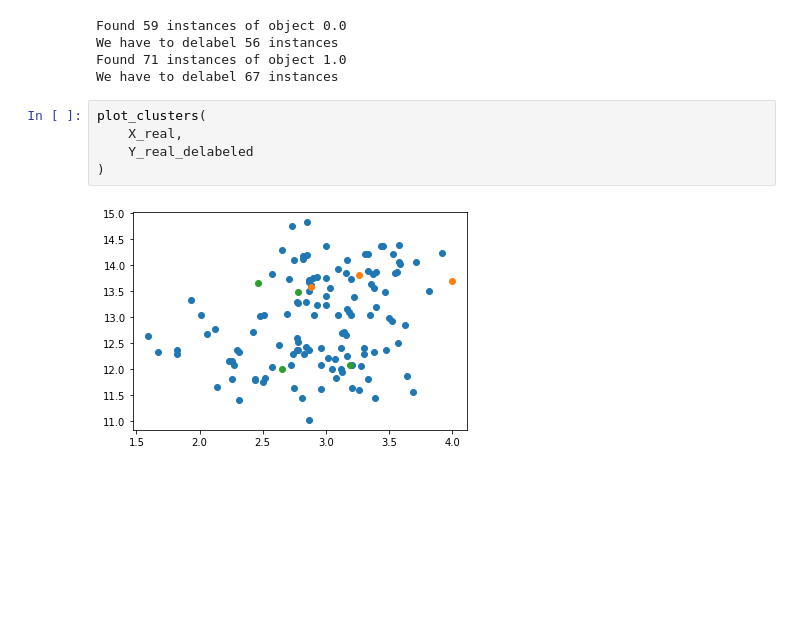
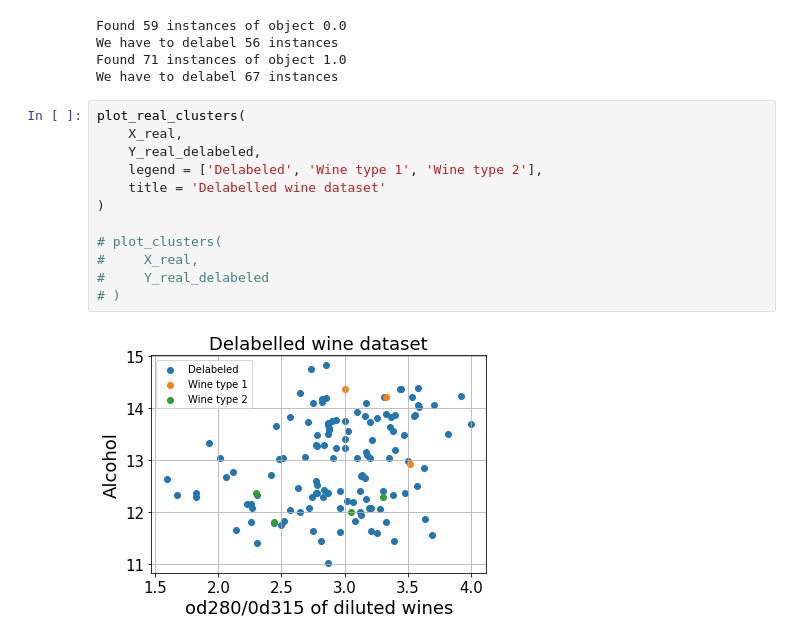
Before and after one commit to PashaIanko/Semi-Supervised-Labelling, a Jupyter notebook: main_notebook.ipynb, the cells around one changed output. Saved outputs shown, nothing was run; the diff lists cells and outputs as text; blank space fills up the shorter version.

```diff
--- a/main_notebook.ipynb
+++ b/main_notebook.ipynb
@@ -718,13 +749,20 @@ Found 59 instances of object 0.0
 We have to delabel 56 instances
 Found 71 instances of object 1.0
 We have to delabel 67 instances
-# %%
-plot_clusters(
-    X_real,
-    Y_real_delabeled
-)
-# %% [output]
-[figure, removed]
+# %%
+plot_real_clusters(
+    X_real,
+    Y_real_delabeled,
+    legend = ['Delabeled', 'Wine type 1', 'Wine type 2'],
+    title = 'Delabelled wine dataset'
+)
+
+# plot_clusters(
+#     X_real,
+#     Y_real_delabeled
+# )
+# %% [output]
+[figure, added]
 # %%
 solver = GradientDescentSolver(
     lr_strategy = 'lr_constant',
```
Also changed, not shown: parts of 20 cells of this notebook.
